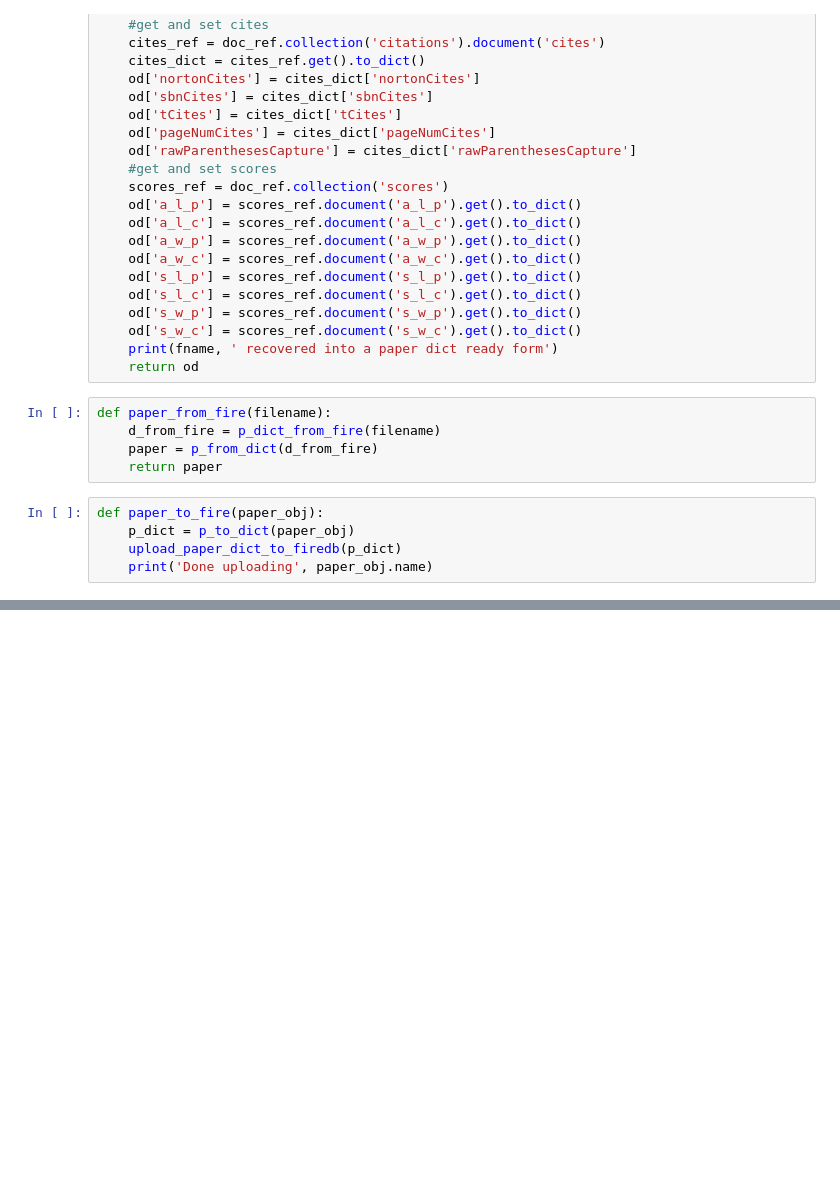
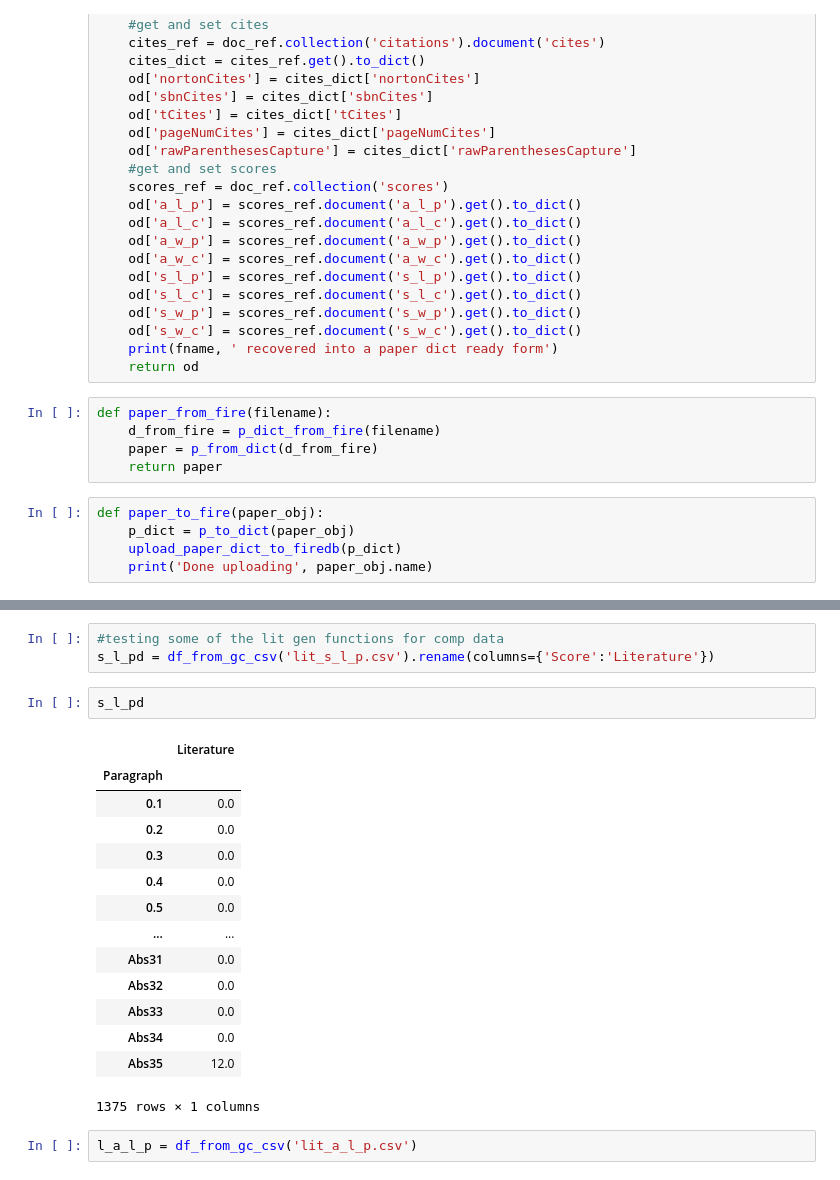
Before and after one commit to mattpriselac/Single-File-Processing-for-Hume-Project, a Jupyter notebook: Project Management Notebook.ipynb, the cells around one changed output, grey strips where cells are left out. Saved outputs shown, nothing was run; the diff lists cells and outputs as text; blank space fills up the shorter version.

```diff
--- a/Project Management Notebook.ipynb
+++ b/Project Management Notebook.ipynb
@@ -679,0 +628,22 @@ def paper_to_fire(paper_obj):
+# %%
+#testing some of the lit gen functions for comp data
+s_l_pd = df_from_gc_csv('lit_s_l_p.csv').rename(columns={'Score':'Literature'})
+# %%
+s_l_pd
+# %% [output]
+|  | Literature |
+| Paragraph |  |
+| 0.1 | 0.0 |
+| 0.2 | 0.0 |
+| 0.3 | 0.0 |
+| 0.4 | 0.0 |
+| 0.5 | 0.0 |
+| ... | ... |
+| Abs31 | 0.0 |
+| Abs32 | 0.0 |
+| Abs33 | 0.0 |
+| Abs34 | 0.0 |
+| Abs35 | 12.0 |
+1375 rows × 1 columns
+# %%
+l_a_l_p = df_from_gc_csv('lit_a_l_p.csv')
```
Also changed, not shown: parts of 55 cells of this notebook, 19 other files.
